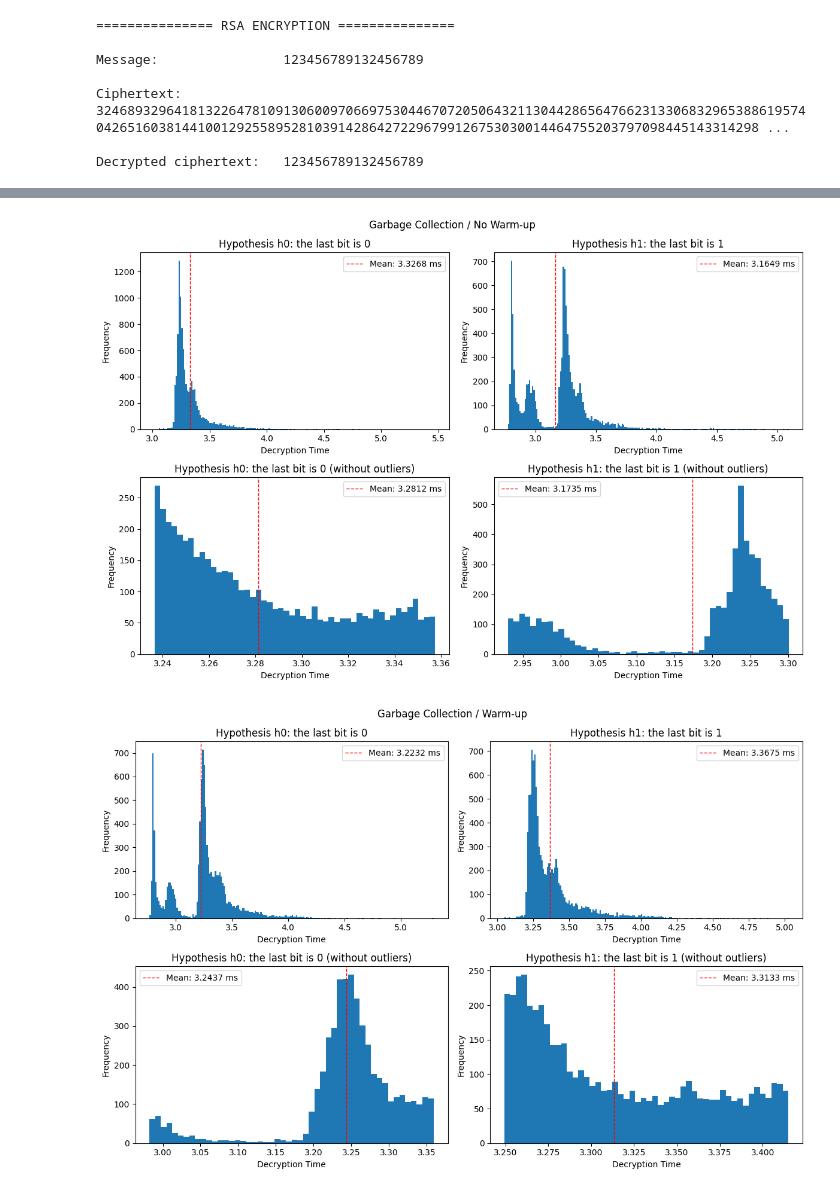
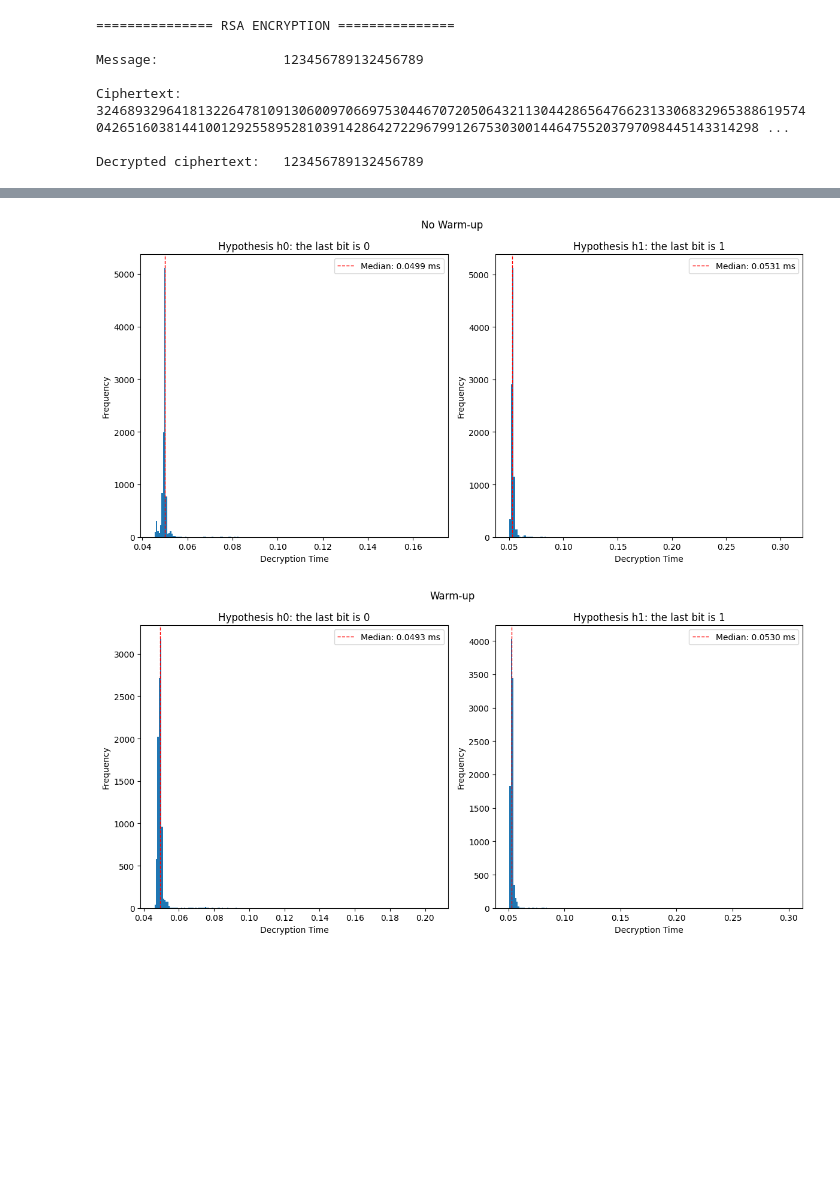
Before and after one commit to Arkanthara/advanced_security, a Jupyter notebook: code/rsa_timing_attack.ipynb, the cells around one changed output, grey strips where cells are left out. Saved outputs shown, nothing was run; the diff lists cells and outputs as text; code cells hidden in the pictures; blank space fills up the shorter version.

```diff
--- a/code/rsa_timing_attack.ipynb
+++ b/code/rsa_timing_attack.ipynb
@@ -552,28 +516,46 @@ def plot_distributions(samples_stats_h0: np.ndarray, samples_stats_h1: np.ndarra
     plt.legend()
     plt.tight_layout()
     plt.show()
+# %%
+def plot_distributions(samples_stats_h0: np.ndarray, samples_stats_h1: np.ndarray, title: str = "Distribution of decryption times for two hypotheses with branch prediction"):
+    plt.figure(figsize=(12, 6))
+    plt.suptitle(title)
+    plt.subplot(1, 2, 1)
+    plt.hist(samples_stats_h0, bins=200)
+    plt.axvline(np.median(samples_stats_h0), color='red', linestyle='dashed', linewidth=1, label=f'Median: {np.median(samples_stats_h0):.4f} ms')
+    plt.title("Hypothesis h0: the last bit is 0")
+    plt.xlabel("Decryption Time")
+    plt.ylabel("Frequency")
+    plt.legend()
+    plt.subplot(1, 2, 2)
+    plt.hist(samples_stats_h1, bins=200)
+    plt.axvline(np.median(samples_stats_h1), color='red', linestyle='dashed', linewidth=1, label=f'Median: {np.median(samples_stats_h1):.4f} ms')
+    plt.title("Hypothesis h1: the last bit is 1")
+    plt.xlabel("Decryption Time")
+    plt.ylabel("Frequency")
+    plt.legend()
+    plt.tight_layout()
+    plt.show()
 # %%
 small_key = d_A & ((1 << 16) - 1)
 h0_small_key = small_key
 h1_small_key = small_key | (1 << 16)
 # %%
 configs = {
-    "Garbage Collection / No Warm-up" : dict(disable_gc=False, warmup_reps=0),
-    "Garbage Collection / Warm-up"    : dict(disable_gc=False, warmup_reps=200),
-    "No Garbage Collection / No Warm-up" : dict(disable_gc=True, warmup_reps=0),
-    "No Garbage Collection / Warm-up"    : dict(disable_gc=True, warmup_reps=200),
+    "No Warm-up" : dict( warmup_reps=0),
+    "Warm-up"    : dict( warmup_reps=200),
 }
 
 results = {
     label: (
         get_samples_stats(RSA_instance, h0_small_key, **cfg) / 1e6,
         get_samples_stats(RSA_instance, h1_small_key, **cfg) / 1e6,
     )
     for label, cfg in configs.items()
 }
 
 for label, (h0, h1) in results.items():
     plot_distributions(h0, h1, title=label)
 # %% [output]
-[figure, old version]
+[figure, new version]
-[figure, old version]
+[figure, new version]
```
Also changed, not shown: parts of 24 cells of this notebook, 53 other files.
